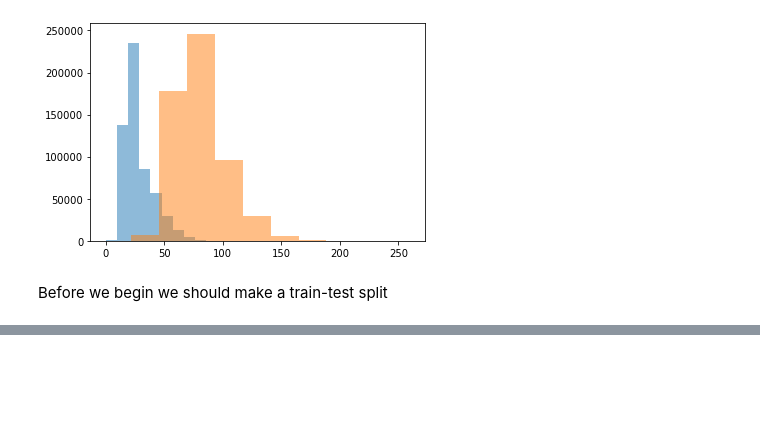
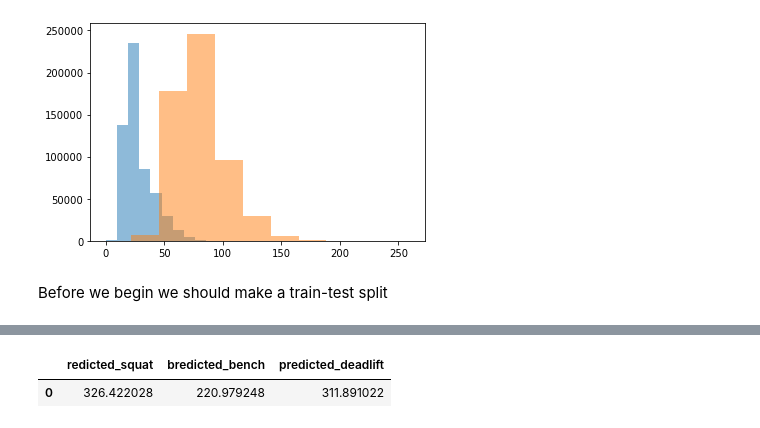
Before and after one commit to chris-derman03/Powerlifting-Analysis, a Jupyter notebook: Data Anaylsis.ipynb, the cells around one changed output, grey strips where cells are left out. Drawn from its saved outputs; the diff is of its cells as text; code cells hidden in the pictures; blank space fills up the shorter version.

```diff
--- a/Data Anaylsis.ipynb
+++ b/Data Anaylsis.ipynb
@@ -385,0 +487,15 @@ x_test
+# %%
+lifter2 = pd.DataFrame([0.0,1.0,0.0,0.0,1.0,0.0,30.0,150.0]).transpose()
+
+# Make predictions for each lift
+predicted_squat = squatModel.predict(lifter2)[0]
+predicted_bench = benchModel.predict(lifter2)[0]
+predicted_deadlift = deadliftModel.predict(lifter2)[0]
+
+predictions = pd.DataFrame(data={'redicted_squat':[predicted_squat],
+                                 'bredicted_bench':[predicted_bench],
+                                 'predicted_deadlift':[predicted_deadlift]})
+predictions
+# %% [output]
+|  | redicted_squat | bredicted_bench | predicted_deadlift |
+| 0 | 326.422028 | 220.979248 | 311.891022 |
```
Also changed, not shown: parts of 20 cells of this notebook.
